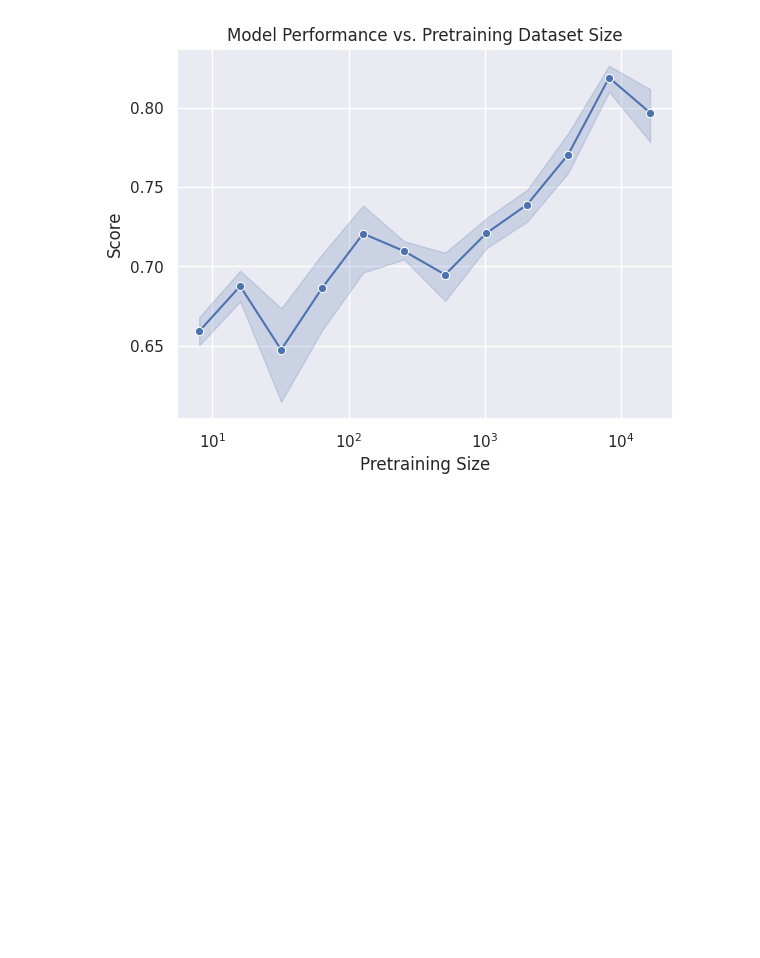
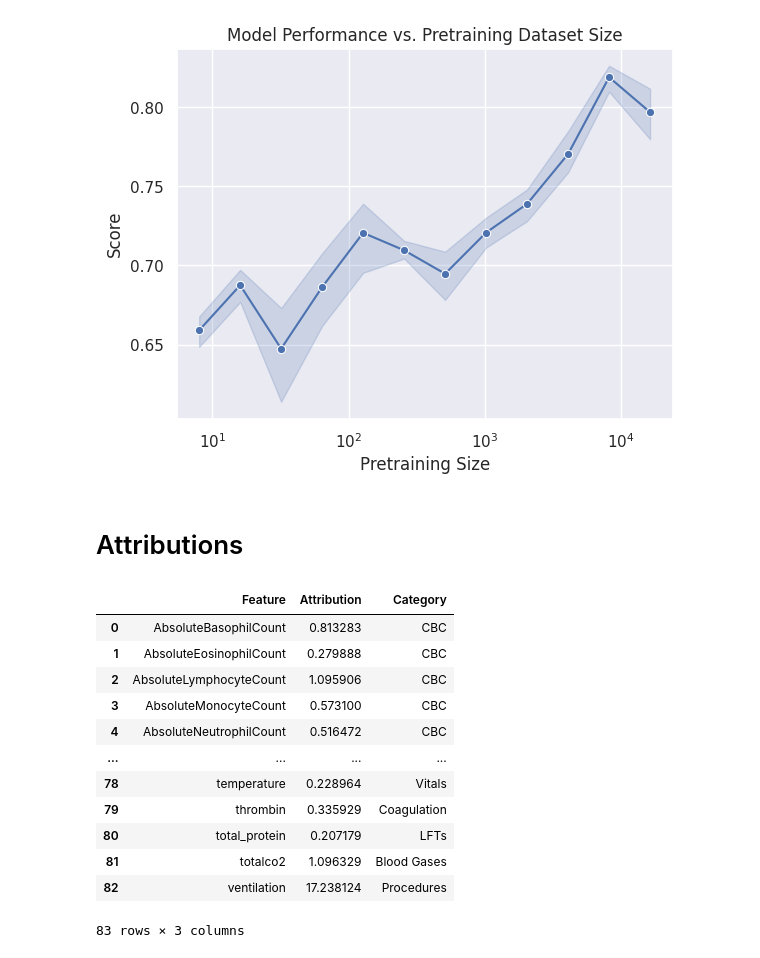
Before and after one commit to isears/tabecmo, a Jupyter notebook: visualizations.ipynb, the cells around one changed output. Saved outputs shown, nothing was run; the diff lists cells and outputs as text; code cells hidden in the pictures; blank space fills up the shorter version.

```diff
--- a/visualizations.ipynb
+++ b/visualizations.ipynb
@@ -118,3 +99,32 @@ sns.lineplot(
 plt.xscale('log')
 # %% [output]
 [figure]
+# %% [markdown]
+# Attributions
+# %%
+from tabecmo.dataProcessing import features, feat_category_map
+
+attribs_raw = torch.load('cache/attribs.pt')
+attribs_raw = torch.abs(attribs_raw)
+attribs_raw = torch.sum(attribs_raw, axis=0)
+
+attribs_df = pd.DataFrame(data={'Feature': features, 'Attribution': attribs_raw})
+
+attribs_df.to_csv("results/attributions.csv", index=False)
+attribs_df['Category'] = attribs_df['Feature'].apply(lambda x: feat_category_map[x])
+
+attribs_df
+# %% [output]
+|  | Feature | Attribution | Category |
+| 0 | AbsoluteBasophilCount | 0.813283 | CBC |
+| 1 | AbsoluteEosinophilCount | 0.279888 | CBC |
+| 2 | AbsoluteLymphocyteCount | 1.095906 | CBC |
+| 3 | AbsoluteMonocyteCount | 0.573100 | CBC |
+| 4 | AbsoluteNeutrophilCount | 0.516472 | CBC |
+| ... | ... | ... | ... |
+| 78 | temperature | 0.228964 | Vitals |
+| 79 | thrombin | 0.335929 | Coagulation |
+| 80 | total_protein | 0.207179 | LFTs |
+| 81 | totalco2 | 1.096329 | Blood Gases |
+| 82 | ventilation | 17.238124 | Procedures |
+83 rows × 3 columns
```
Also changed, not shown: parts of 4 cells of this notebook, 2 other files.
